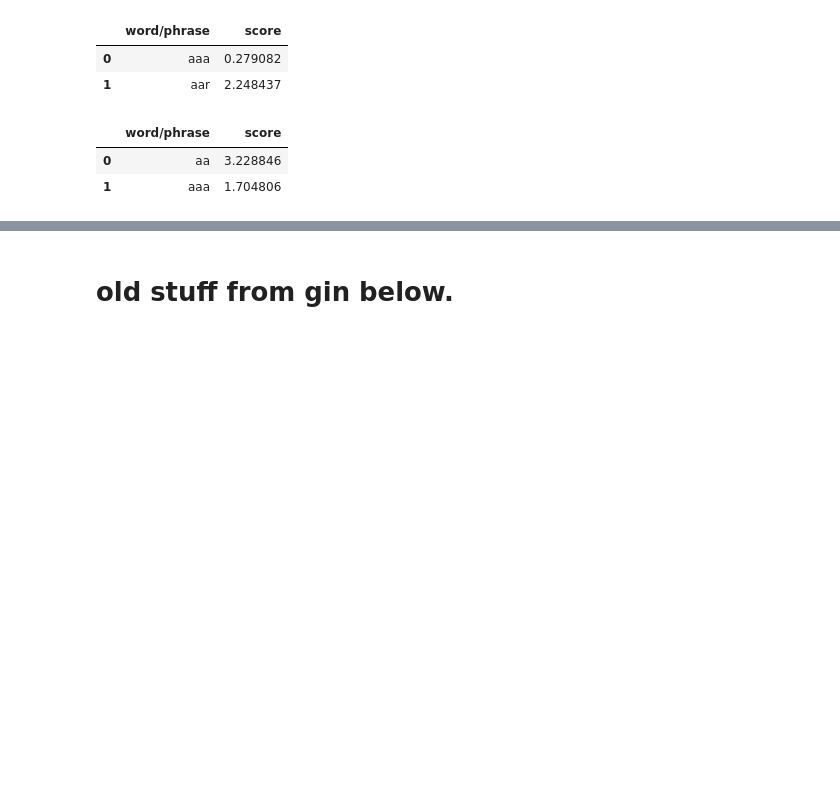
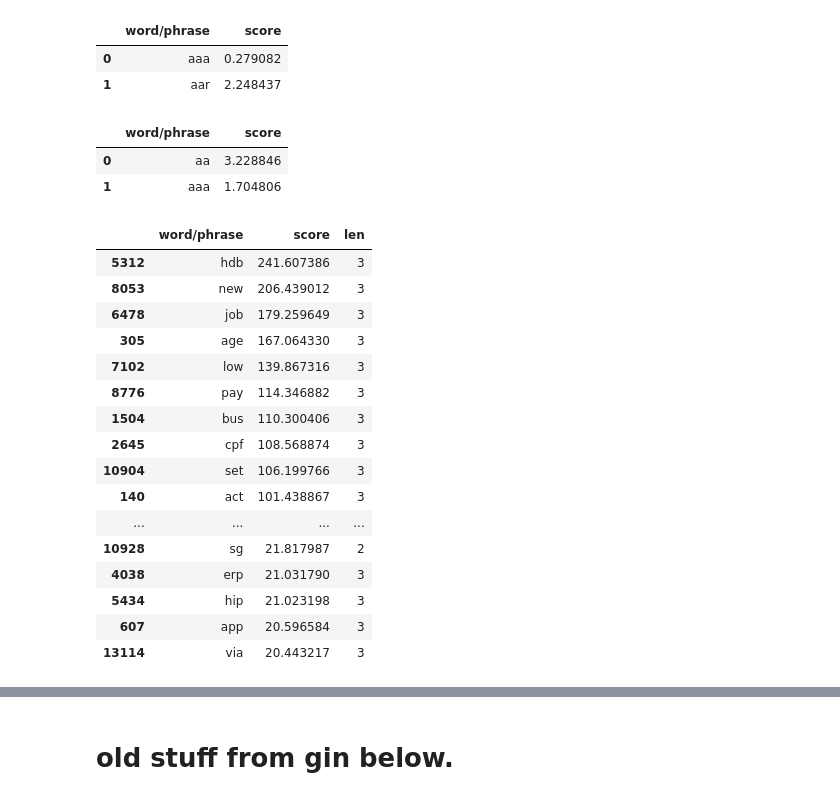
Before and after one commit to LeowWB/pq-analyzer, a Jupyter notebook: session-2-1-data-preprocessing.ipynb, the cells around one changed output, grey strips where cells are left out. Cells and saved outputs as stored; diff of their text form; code cells hidden in the pictures; blank space fills up the shorter version.

Commit message:
Add code to find words i dont want

```diff
--- a/session-2-1-data-preprocessing.ipynb
+++ b/session-2-1-data-preprocessing.ipynb
@@ -245,3 +245,26 @@ res_vocab.to_csv('res_vocab.csv', index = False)
 |  | word/phrase | score |
 | 0 | aa | 3.228846 |
 | 1 | aaa | 1.704806 |
+# %%
+# look for common acronyms we might've missed
+qn_vocab['len'] = qn_vocab['word/phrase'].apply(len)
+short_words = qn_vocab[qn_vocab['len'] <= 3]
+short_words[short_words['score'] > 20].sort_values('score', ascending=False)
+# %% [output]
+|  | word/phrase | score | len |
+| 5312 | hdb | 241.607386 | 3 |
+| 8053 | new | 206.439012 | 3 |
+| 6478 | job | 179.259649 | 3 |
+| 305 | age | 167.064330 | 3 |
+| 7102 | low | 139.867316 | 3 |
+| 8776 | pay | 114.346882 | 3 |
+| 1504 | bus | 110.300406 | 3 |
+| 2645 | cpf | 108.568874 | 3 |
+| 10904 | set | 106.199766 | 3 |
+| 140 | act | 101.438867 | 3 |
+| ... | ... | ... | ... |
+| 10928 | sg | 21.817987 | 2 |
+| 4038 | erp | 21.031790 | 3 |
+| 5434 | hip | 21.023198 | 3 |
+| 607 | app | 20.596584 | 3 |
+| 13114 | via | 20.443217 | 3 |
```
Also changed, not shown: parts of 3 cells of this notebook.
